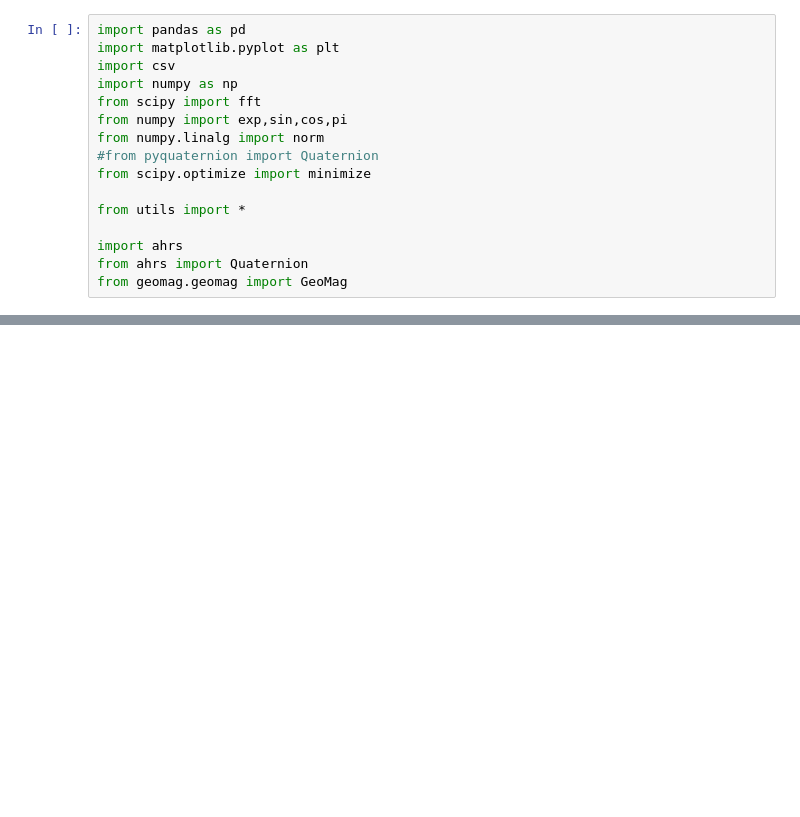
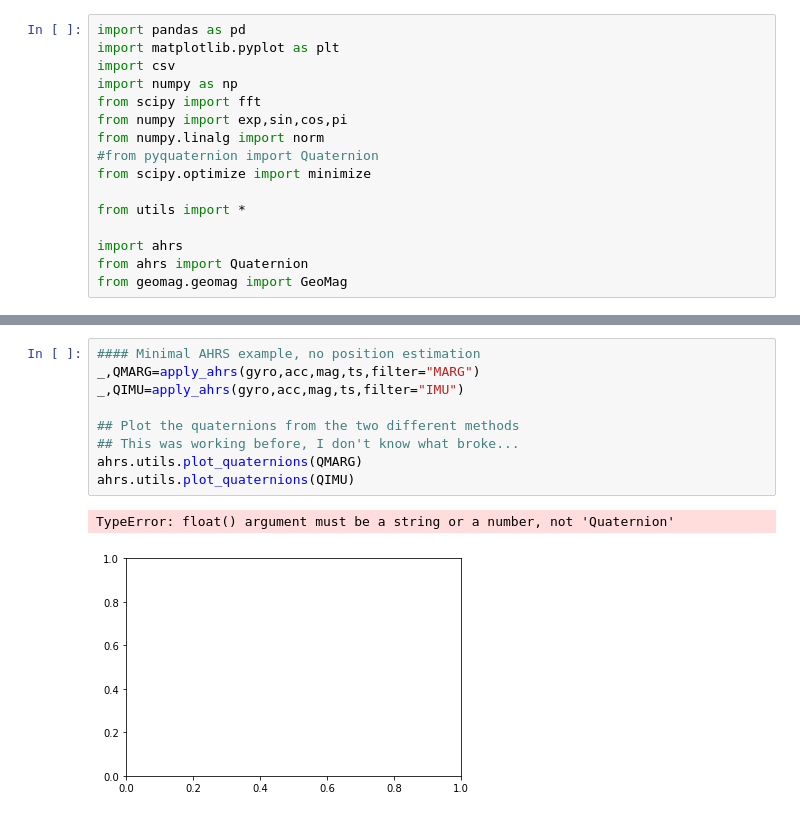
Before and after one commit to matterwaves/SensorAnalysis, a Jupyter notebook: ahrs-example.ipynb, the cells around one changed output, grey strips where cells are left out. Drawn from its saved outputs; the diff is of its cells as text; blank space fills up the shorter version.

```diff
--- a/ahrs-example.ipynb
+++ b/ahrs-example.ipynb
@@ -194,0 +60,12 @@ plt.plot(ts[mask],state[mask,2],marker=".")
+# %%
+#### Minimal AHRS example, no position estimation
+_,QMARG=apply_ahrs(gyro,acc,mag,ts,filter="MARG")
+_,QIMU=apply_ahrs(gyro,acc,mag,ts,filter="IMU")
+
+## Plot the quaternions from the two different methods
+## This was working before, I don't know what broke...
+ahrs.utils.plot_quaternions(QMARG)
+ahrs.utils.plot_quaternions(QIMU)
+# %% [output]
+TypeError: float() argument must be a string or a number, not 'Quaternion'
+[figure, added]
```
Also changed, not shown: parts of 6 cells of this notebook, 2 other files.
